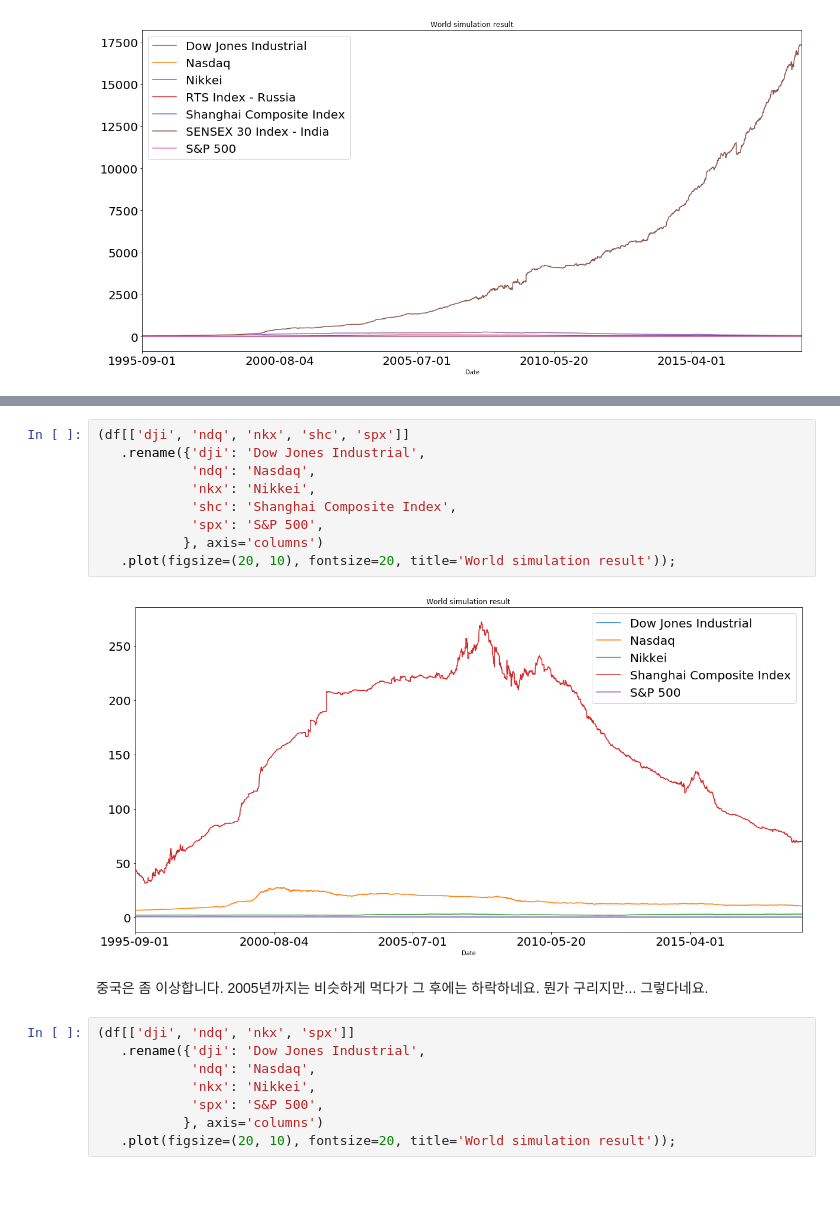
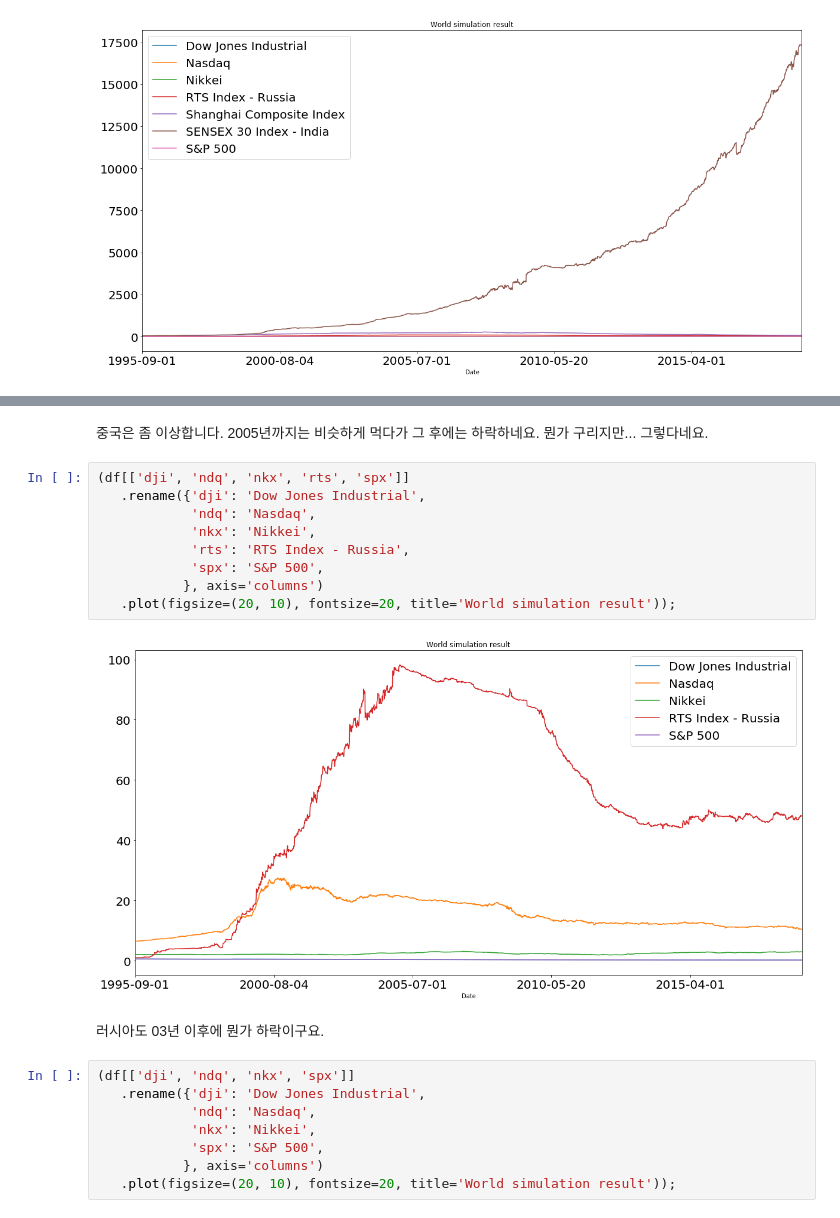
Before and after one commit to tomowind/hkkang_youtube, a Jupyter notebook: notebooks/48-buy-close-sell-open.ipynb, the cells around one changed output, grey strips where cells are left out. Drawn from its saved outputs; the diff is of its cells as text; blank space fills up the shorter version.

```diff
--- a/notebooks/48-buy-close-sell-open.ipynb
+++ b/notebooks/48-buy-close-sell-open.ipynb
@@ -192,16 +177,18 @@ Index(['dji', 'ndq', 'nkx', 'rts', 'shc', 'snx', 'spx'], dtype='object')
-# %%
-(df[['dji', 'ndq', 'nkx', 'shc', 'spx']]
-   .rename({'dji': 'Dow Jones Industrial',
-            'ndq': 'Nasdaq',
-            'nkx': 'Nikkei',
-            'shc': 'Shanghai Composite Index',
-            'spx': 'S&P 500',
-           }, axis='columns')
-   .plot(figsize=(20, 10), fontsize=20, title='World simulation result'));
-# %% [output]
-[figure, removed]
 # %% [markdown]
 중국은 좀 이상합니다. 2005년까지는 비슷하게 먹다가 그 후에는 하락하네요. 뭔가 구리지만... 그렇다네요.
+# %%
+(df[['dji', 'ndq', 'nkx', 'rts', 'spx']]
+   .rename({'dji': 'Dow Jones Industrial',
+            'ndq': 'Nasdaq',
+            'nkx': 'Nikkei',
+            'rts': 'RTS Index - Russia',
+            'spx': 'S&P 500',
+           }, axis='columns')
+   .plot(figsize=(20, 10), fontsize=20, title='World simulation result'));
+# %% [output]
+[figure, added]
+# %% [markdown]
+러시아도 03년 이후에 뭔가 하락이구요.
 # %%
 (df[['dji', 'ndq', 'nkx', 'spx']]
    .rename({'dji': 'Dow Jones Industrial',
```
Also changed, not shown: parts of 5 cells of this notebook.
